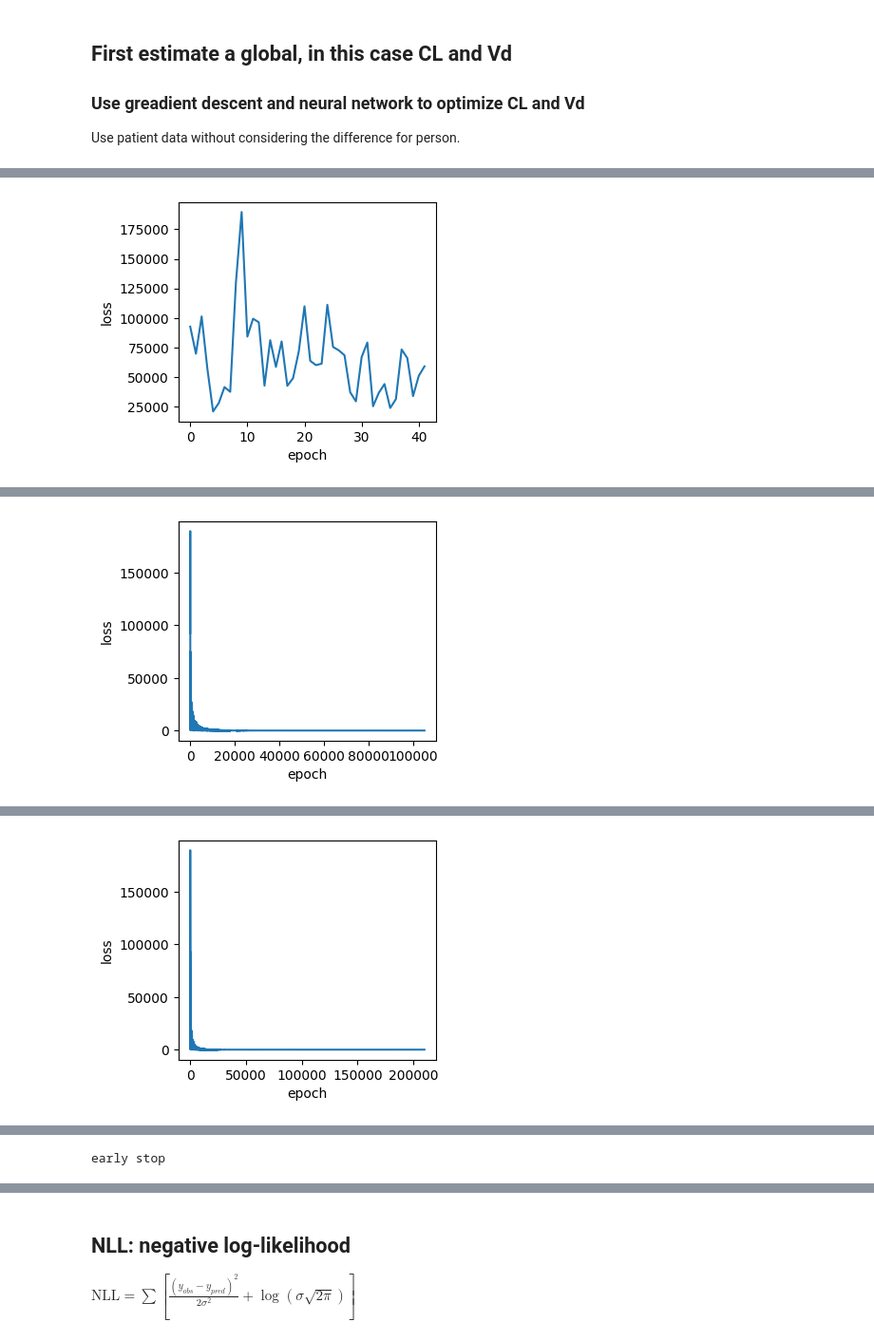
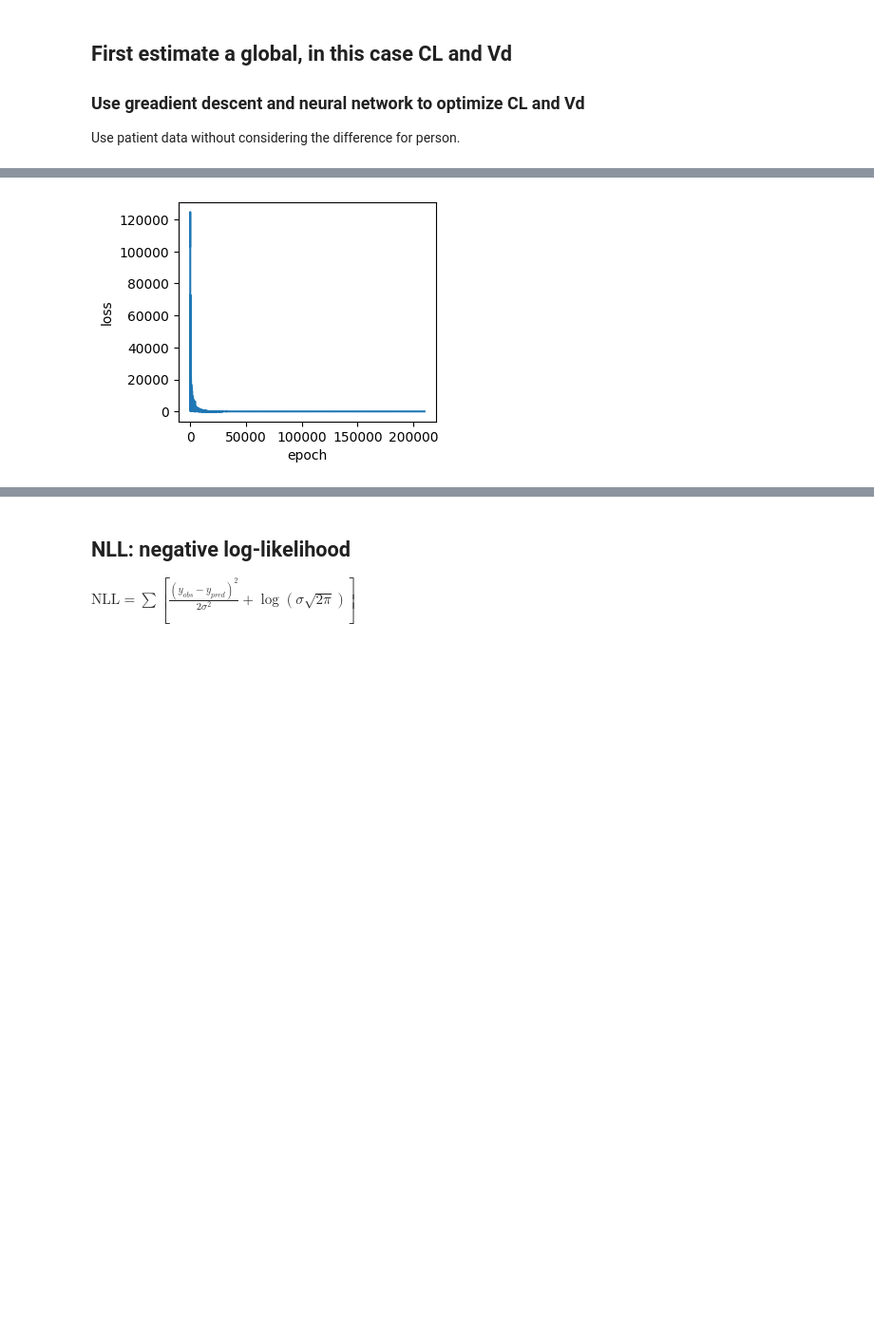
Before and after one commit to yingzibu/ODE, a Jupyter notebook: learn/nonmem/eta_eps_gradient_descent.ipynb, the cells around one changed output, grey strips where cells are left out. Shown at 95% size. Cells and saved outputs as stored; diff of their text form; code cells hidden in the pictures; blank space fills up the shorter version.

```diff
--- a/learn/nonmem/eta_eps_gradient_descent.ipynb
+++ b/learn/nonmem/eta_eps_gradient_descent.ipynb
@@ -27,6 +27,7 @@ np.random.seed(42)
 n_patients = 100
 n_obs = 13
 max_t = n_obs-1
+dose = 100
 # Population parameters
 pop_cl = 10.0  # Population clearance
 pop_vd = 20.0  # Population volume
@@ -40,18 +41,27 @@ device = torch.device('cuda:0' if torch.cuda.is_available() else 'cpu')
 
 # Simulate data
 data = []
+min_conc = np.float64(0) # minimal concentration possible is 0
 for patient in range(n_patients):
     eta_cl = np.random.normal(0, np.sqrt(omg_cl)) # Random effect of clearance
     eta_vd = np.random.normal(0, np.sqrt(omg_vd))   # Random effect for volume
+
     for t in range(n_obs):
-        dose = 100  # Dose amount
         time = t  # Time in hours
         # Simple PK model: C(t) = Dose / V * e^(-Cl/V * t)
         ind_v = pop_vd * np.exp(eta_vd)
         ind_cl = pop_cl * np.exp(eta_cl)
         concentration = (dose / ind_v) * np.exp(-ind_cl / ind_v * time)
+        # print(concentration)
+        # print(type(concentration))
+        # break
+
         # Add some observation error
         concentration += np.random.normal(0, sigma)  # Adding Gaussian noise
+
+        # the min concentration should be 0
+        if concentration < min_conc: concentration = min_conc
+
         data.append([patient, time, concentration])
 
 # Convert to DataFrame
@@ -64,9 +74,26 @@ for patient in df['patient'].unique():
     else: plt.scatter(patient_data['time'], patient_data['concentration'], alpha=0.3)
 
 true_conc = [dose / pop_vd * np.exp(-pop_cl / pop_vd * t) for t in range(n_obs)]
-plt.plot(range(n_obs), true_conc, label='ground_truth')
+plt.plot(range(n_obs), true_conc,
+         label=f'ground_truth, conc. = {dose/pop_vd} exp (-{pop_cl/pop_vd}t)')
+
+plt.annotate(f'         True values ',
+            xy=(0.5, 0.65), xycoords='axes fraction', fontsize=15, color='black')
+
+plt.annotate(f'pop_cl:      {pop_cl:.3f}',
+            xy=(0.5, 0.6), xycoords='axes fraction', fontsize=12, color='blue')
+plt.annotate(f'pop_vd:     {pop_vd:.3f}',
+            xy=(0.5, 0.55), xycoords='axes fraction', fontsize=12, color='blue')
+
+plt.annotate(f'omega_cl:  {omg_cl:.3f}',
+            xy=(0.5, 0.5), xycoords='axes fraction', fontsize=12, color='blue')
+plt.annotate(f'omega_vd: {omg_vd:.3f}',
+            xy=(0.5, 0.45), xycoords='axes fraction', fontsize=12, color='blue')
+
+plt.annotate(f'sigma:        {sigma:.3f}',
+            xy=(0.5, 0.4), xycoords='axes fraction', fontsize=12, color='blue')
 plt.legend(loc=2)
-plt.xlabel('time'); plt.ylabel('Conc')
-plt.title('Conc. vs t, whole population')
+plt.xlabel('time (h)'); plt.ylabel('Conc (mg/L)')
+plt.title(f'Conc. vs t, simulated data size = {n_patients}')
 plt.show(); plt.close()
 # %% [output]
@@ -85,7 +112,7 @@ class global_estimation(nn.Module):
         self.vd = torch.nn.Parameter(torch.tensor(0.1))
         self.cl = torch.nn.Parameter(torch.tensor(0.1))
         self.device = device
-    def forward(self, t, Dose=100):
+    def forward(self, t, Dose=dose):
         conc = Dose/self.vd * torch.exp(-self.cl/self.vd * t)
         return conc.to(self.device)
 # %%
@@ -125,7 +152,7 @@ for epoch in tqdm(range(MAX_EPOCH), total=MAX_EPOCH):
         torch.save(model.state_dict(), model_path_)
     if epoch - min_epoch > patience: print('early stop'); break
 
-    if (epoch - 1) % verbose_freq == 0:
+    if epoch % verbose_freq == 0 and epoch >= verbose_freq:
         print(f'Epoch: {epoch}, Loss: {loss:.3f}');
         print(f'Vd({pop_vd}): {model.vd.item():.3f}, Cl({pop_cl}): {model.cl.item():.3f}')
         plt.plot(loss_all);
@@ -137 +164 @@ Vd(20.0): 0.134, Cl(10.0): 0.135
-[figure, old version]
+[figure, new version]
@@ -140 +165,0 @@ Vd(20.0): 19.491, Cl(10.0): 9.846
-[figure, removed]
@@ -143 +165,0 @@ Vd(20.0): 19.488, Cl(10.0): 9.844
-[figure, removed]
@@ -147,4 +166,3 @@ Vd(20.0): 19.490, Cl(10.0): 9.840
-early stop
 # %%
 import warnings
 # Ignore only FutureWarnings
```
Also changed, not shown: parts of 17 cells of this notebook.
